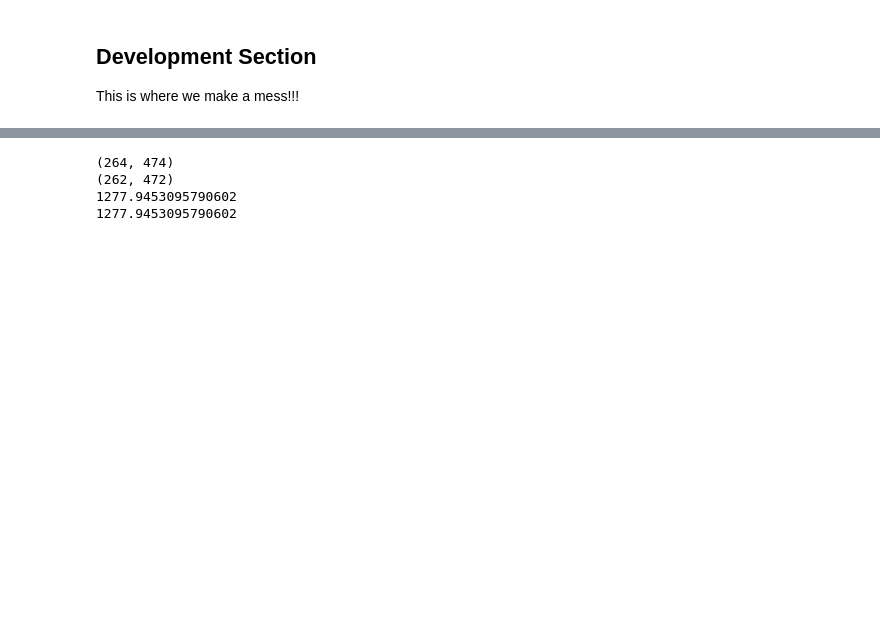
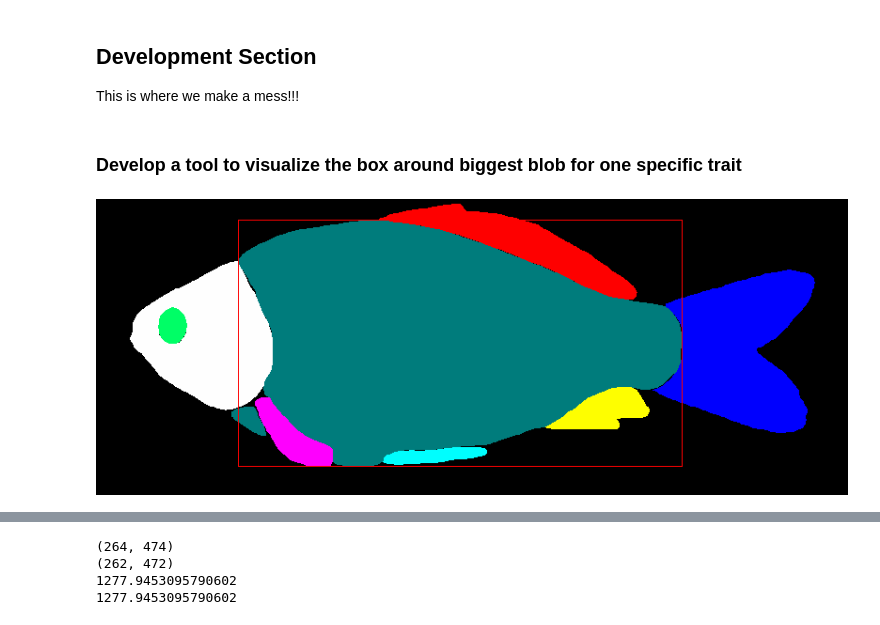
Before and after one commit to hdr-bgnn/Morphology-analysis, a Jupyter notebook: Scripts/Morphology_dev.ipynb, the cells around one changed output, grey strips where cells are left out. Cells and saved outputs as stored; diff of their text form; code cells hidden in the pictures; blank space fills up the shorter version.

```diff
--- a/Scripts/Morphology_dev.ipynb
+++ b/Scripts/Morphology_dev.ipynb
@@ -266,3 +268,31 @@ img_seg.all_measure()
 ## Development Section
 
 This is where we make a mess!!!
+# %% [markdown]
+### Develop a tool to visualize the box around biggest blob for one specific trait
+# %%
+# Develop a tool to visualize the box around biggest blob for one specific trait
+# Draw a bbox
+# importing image object from PIL
+from PIL import Image, ImageDraw
+
+mask_dict = img_seg.mask
+trunk_prop = img_seg.clean_trait_region(mask_dict['trunk'])
+trunk_bbox = trunk_prop.bbox
+
+top, left, bottom, right = trunk_bbox
+wide = bottom-top
+height = right-left
+shape = [(left, top), (right,bottom)]
+
+# creating new Image object
+img_arr = img_seg.img_arr
+img = Image.fromarray(img_arr)
+img1 = ImageDraw.Draw(img)
+
+# create rectangle image
+img1 = ImageDraw.Draw(img)
+img1.rectangle(shape, outline ="red")
+img
+# %% [output]
+[figure, added]
```
Also changed, not shown: parts of 22 cells of this notebook, 1 other file.
